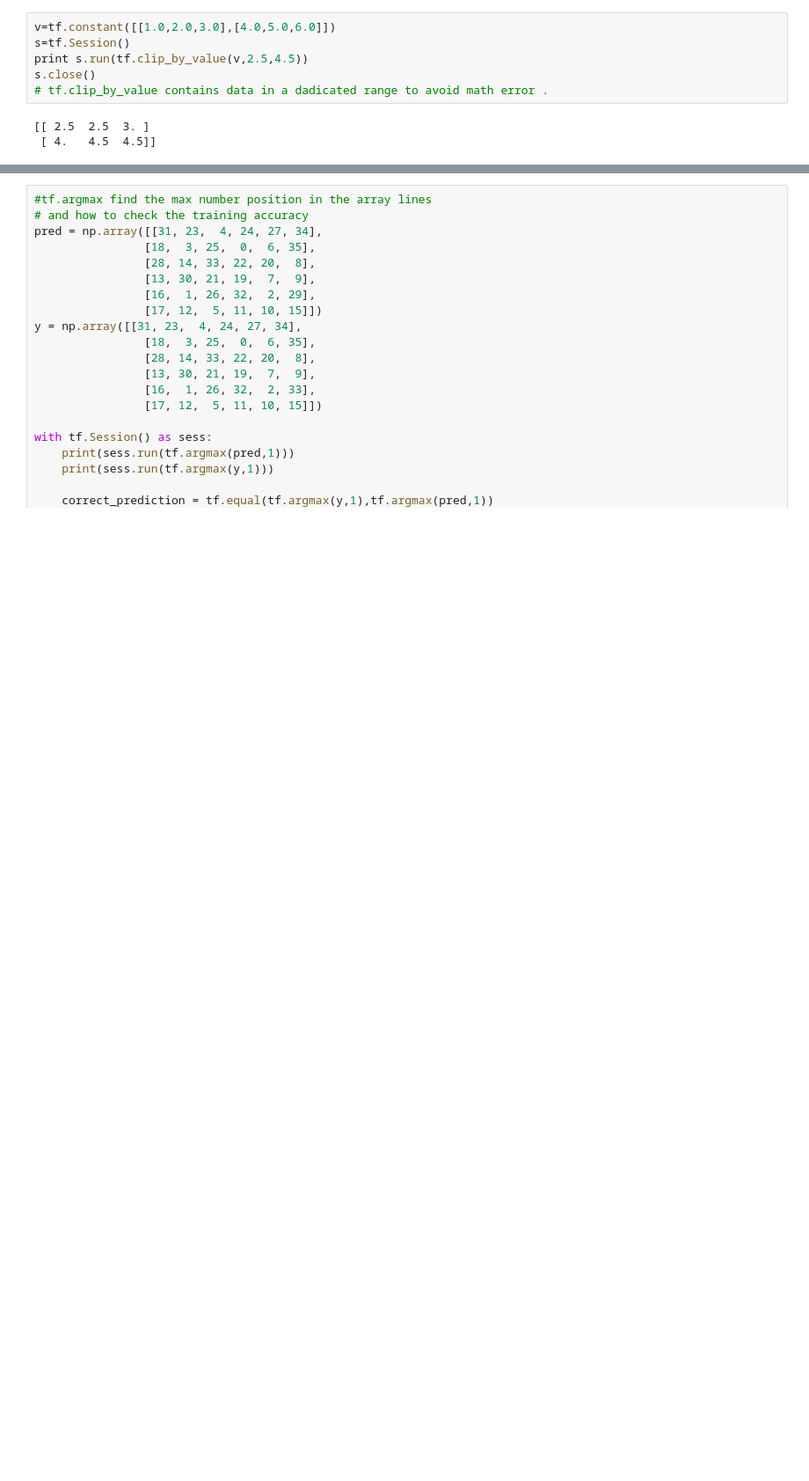
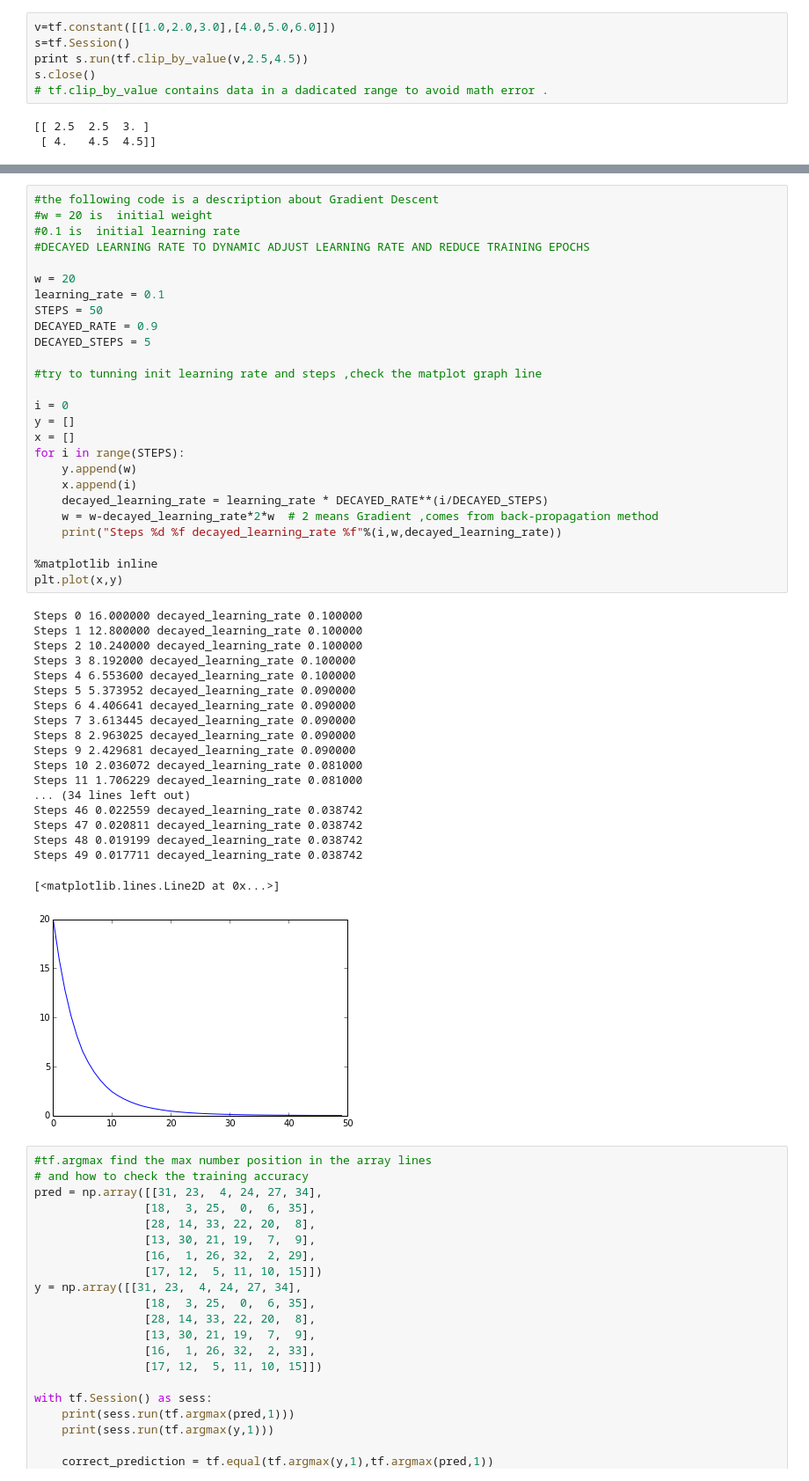
Before and after one commit to AlexFengCisco/Tensorflow, a Jupyter notebook: Jupyter_note/Tensorflow_note.ipynb, the cells around one changed output, grey strips where cells are left out. Shown: that part at 88% size. Saved outputs shown, nothing was run; the diff lists cells and outputs as text; blank space fills up the shorter version.

```diff
--- a/Jupyter_note/Tensorflow_note.ipynb
+++ b/Jupyter_note/Tensorflow_note.ipynb
@@ -338,3 +338,49 @@ plt.plot(x,y)
+# %%
+#the following code is a description about Gradient Descent
+#w = 20 is  initial weight
+#0.1 is  initial learning rate
+#DECAYED LEARNING RATE TO DYNAMIC ADJUST LEARNING RATE AND REDUCE TRAINING EPOCHS
+
+w = 20
+learning_rate = 0.1
+STEPS = 50
+DECAYED_RATE = 0.9
+DECAYED_STEPS = 5
+
+#try to tunning init learning rate and steps ,check the matplot graph line
+
+i = 0
+y = []
+x = []
+for i in range(STEPS):
+    y.append(w)
+    x.append(i)
+    decayed_learning_rate = learning_rate * DECAYED_RATE**(i/DECAYED_STEPS)
+    w = w-decayed_learning_rate*2*w  # 2 means Gradient ,comes from back-propagation method
+    print("Steps %d %f decayed_learning_rate %f"%(i,w,decayed_learning_rate))
+
+%matplotlib inline
+plt.plot(x,y)
+# %% [output]
+Steps 0 16.000000 decayed_learning_rate 0.100000
+Steps 1 12.800000 decayed_learning_rate 0.100000
+Steps 2 10.240000 decayed_learning_rate 0.100000
+Steps 3 8.192000 decayed_learning_rate 0.100000
+Steps 4 6.553600 decayed_learning_rate 0.100000
+Steps 5 5.373952 decayed_learning_rate 0.090000
+Steps 6 4.406641 decayed_learning_rate 0.090000
+Steps 7 3.613445 decayed_learning_rate 0.090000
+Steps 8 2.963025 decayed_learning_rate 0.090000
+Steps 9 2.429681 decayed_learning_rate 0.090000
+Steps 10 2.036072 decayed_learning_rate 0.081000
+Steps 11 1.706229 decayed_learning_rate 0.081000
+... (34 lines left out)
+Steps 46 0.022559 decayed_learning_rate 0.038742
+Steps 47 0.020811 decayed_learning_rate 0.038742
+Steps 48 0.019199 decayed_learning_rate 0.038742
+Steps 49 0.017711 decayed_learning_rate 0.038742
+[<matplotlib.lines.Line2D at 0x...>]
+[figure, added]
 # %%
 #tf.argmax find the max number position in the array lines
 # and how to check the training accuracy
```
Also changed, not shown: parts of 4 cells of this notebook.
